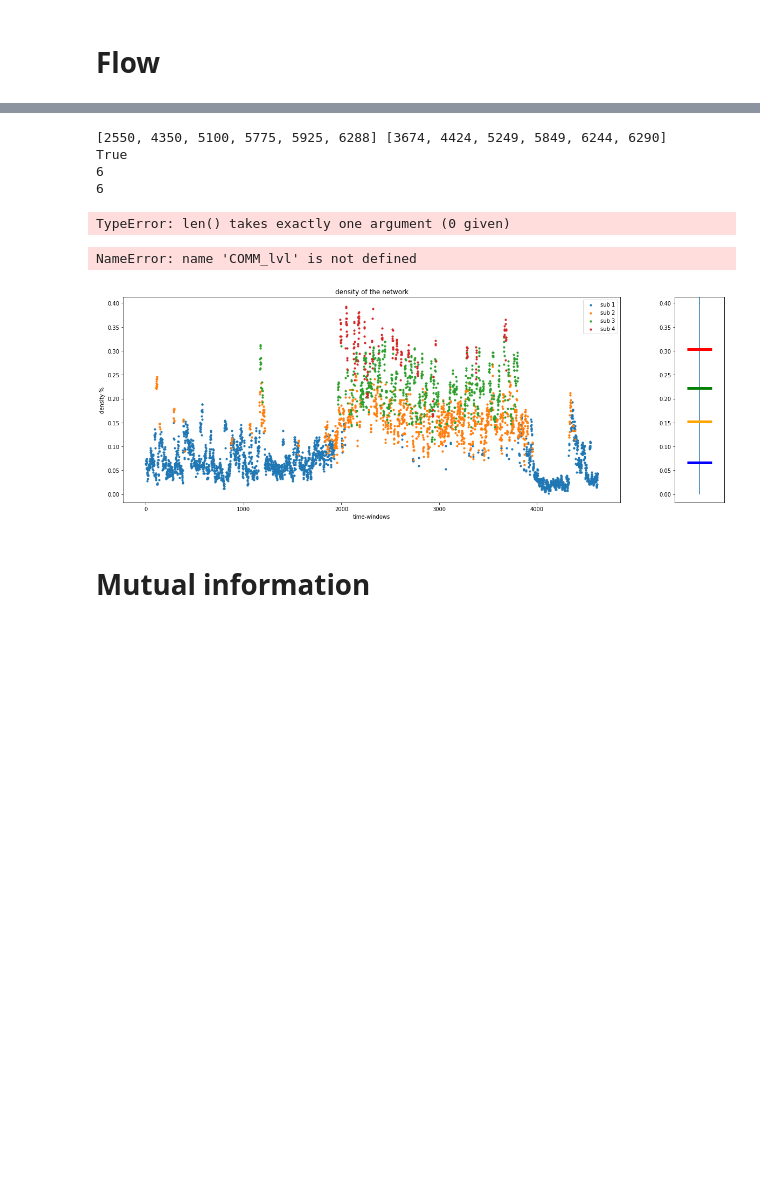
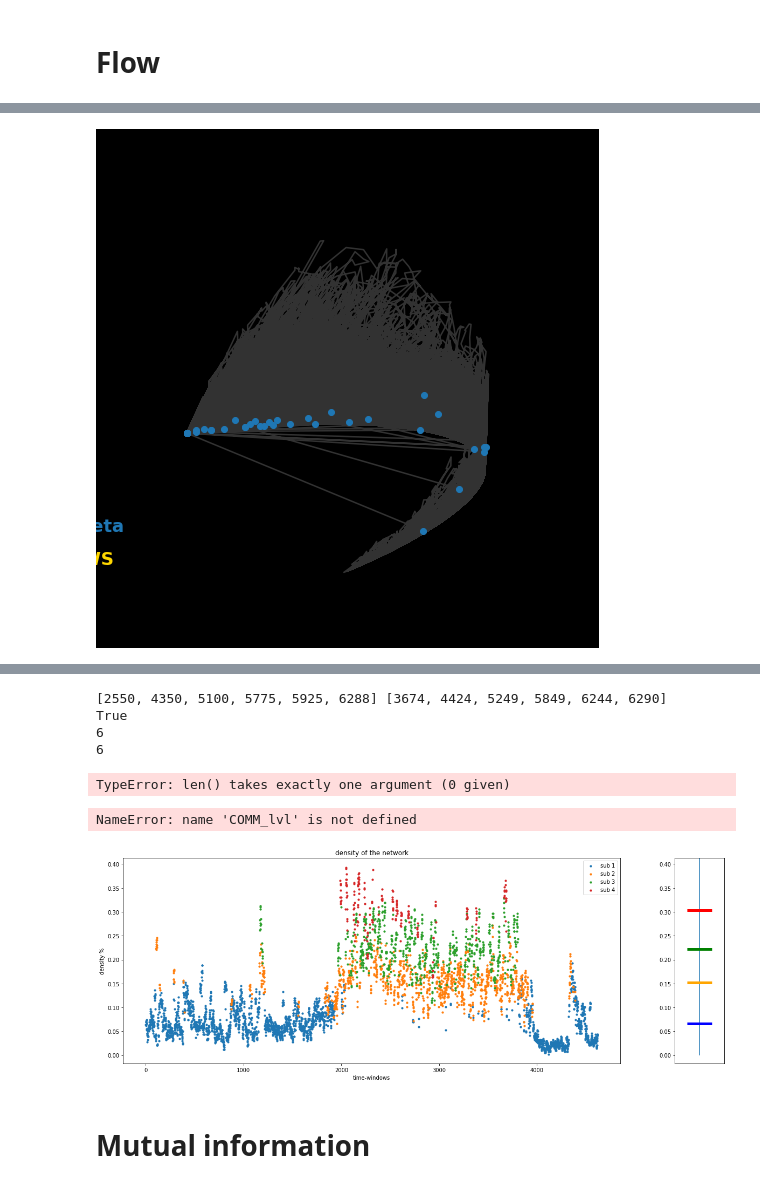
Before and after one commit to Benjamin-Wkd/Network-Graph-Analysis, a Jupyter notebook: load Matlab struct.ipynb, the cells around one changed output, grey strips where cells are left out. Cells and saved outputs as stored; diff of their text form; code cells hidden in the pictures; blank space fills up the shorter version.

```diff
--- a/load Matlab struct.ipynb
+++ b/load Matlab struct.ipynb
@@ -863,4 +862,80 @@ plt.legend(bbox_to_anchor=(1.05, 1), loc=2)
 No handles with labels found to put in legend.
 <matplotlib.legend.Legend at 0x...>
 [interactive output not drawn]
+# %%
+# Animated flow
+
+import matplotlib.animation as animation
+# from IPython import display
+period_SO = range(starts[0], ends[0])
+
+# Color regarding substates
+color_state=['tab:blue', 'gold']
+c = []
+label_spec = nwin*[0]
+for time in range(nwin):
+  state = spec[time]
+  c.append(color_state[state-1])
+  if spec[time]==1: label_spec[time] = 'Theta'
+  else : label_spec[time] = 'SWS'
+
+
+fig = plt.figure('3D manifold', facecolor = 'k', figsize = (15, 9))
+fig.tight_layout()
+ax = fig.add_subplot(projection='3d')
+
+# create the parametric curve
+neurons = range(N) # chosen neurons
+# x=Firing[:,n]
+# y=Storage[:,n]
+# z=InDegs[:,n]
+
+# cmap = sns.color_palette("rocket", as_cmap=True)
+x = np.array([])
+y = np.array([])
+z = np.array([])
+for i in range(len(neurons)):
+  n = neurons[i]
+  x = np.append(x,Firing[:,n])
+  y = np.append(y,Storage[:,n])
+  z = np.append(z,InDegs[:,n])
+
+# display time_window and current state
+time_text = ax.text(0, 0, +10, '',fontsize=18, color='white', fontweight='bold', transform=ax.transAxes)
+ax.text(0, 0, +8, 'Theta', fontsize=18, color='tab:blue', fontweight='semibold', transform=ax.transAxes)
+ax.text(0, 0, +6, 'SWS', fontsize=18, color='gold',fontweight='semibold', transform=ax.transAxes)
+
+# create the first plot
+points = []
+line, = ax.plot(x, y, z, alpha=.3, color='darkgrey', label='parametric curve')
+for i in range(len(neurons)):
+  point, = ax.plot([x[i*nwin+0]], [y[i*nwin+0]], [z[i*nwin+0]], 'o', color=c[0])
+  points.append(point)
+
+time_text.set_text('')
+ax.set_xlabel('Firing')
+ax.set_ylabel('Storage')
+ax.set_zlabel('Sharing')
+ax.set_title('flow of neuron ' + str(n))
+# ax.legend()
+ax.view_init(35,-20)
+# special view dark background
+ax.set(facecolor = 'k')
+ax.set_axis_off()
+# move the point position at every frame
+def update_point(t, point, time_text):
+  for i in range(len(points)):
+    points[i].set_data(np.array([x[i*nwin+t], y[i*nwin+t]]))
+    points[i].set_3d_properties(z[i*nwin+t], 'z')
+    points[i].set_color(c[t])
+
+  time_text.set_text('time: %.1f' % t)
+  if t%100==0:
+    print(t)
+
+  return point, time_text
+
+ani = animation.FuncAnimation(fig, update_point, frames=range(200), interval=5, fargs=(point, time_text), save_count=nwin)
+# %% [output]
+[figure, added]
 # %%
```
Also changed, not shown: parts of 4 cells of this notebook.
